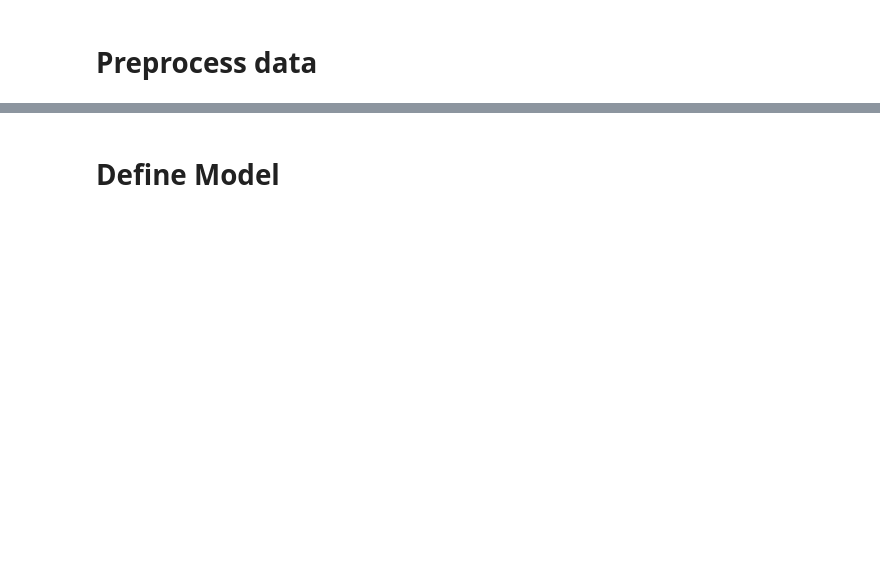
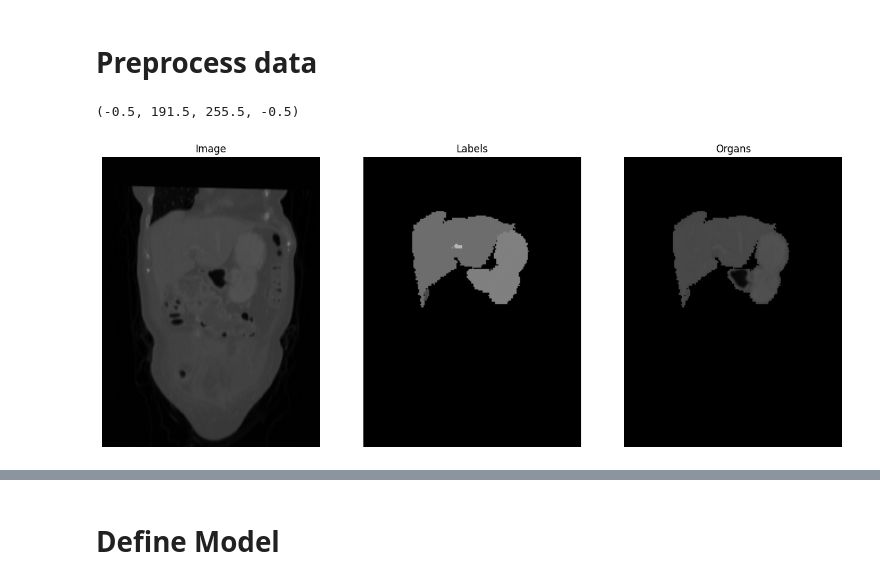
Before and after one commit to tdiepenb/MedicalImageRegistration, a Jupyter notebook: AbdomenCTCT/AbdomenCTCT_comparison.ipynb, the cells around one changed output, grey strips where cells are left out. Saved outputs shown, nothing was run; the diff lists cells and outputs as text; code cells hidden in the pictures; blank space fills up the shorter version.

```diff
--- a/AbdomenCTCT/AbdomenCTCT_comparison.ipynb
+++ b/AbdomenCTCT/AbdomenCTCT_comparison.ipynb
@@ -87,9 +112,9 @@ labels_rotated = np.array([np.rot90(image, k=1, axes=(0, 2)) for image in labels
 images = np.swapaxes(images_rotated, 1, 2)[:, ::-1, :, :]
 labels = np.swapaxes(labels_rotated, 1, 2)[:, ::-1, :, :]
 
-# prepare tensor just with one organ
-organ = np.zeros_like(images)
-organ[labels == organ_used] = images[labels == organ_used]
+# prepare tensor just with organs
+organs = np.zeros_like(images)
+organs[labels > 0] = images[labels > 0]
 # %%
 del images_raw
 del labels_raw
@@ -99,16 +124,19 @@ del labels_rotated
 # %%
 # preview data
 img = 0
 depth = 40
 
-fig, (ax0, ax1, ax2) = plt.subplots(ncols=3, figsize=(16,8))
-ax0.imshow(images[img,depth],cmap='gray')
+fig, (ax0, ax1, ax2) = plt.subplots(ncols=3, figsize=(16, 8))
+ax0.imshow(images[img, depth], cmap='gray', vmin=0, vmax=1)
 ax0.set_title("Image")
 ax0.axis("off")
-ax1.imshow(labels[img,depth], cmap='gray')
+ax1.imshow(labels[img, depth], cmap='gray', vmin=0, vmax=14)
 ax1.set_title("Labels")
 ax1.axis("off")
-ax2.imshow(organ[img,depth], cmap='gray')
-ax2.set_title(organs_map[organ_used])
+ax2.imshow(organs[img, depth], cmap='gray', vmin=0, vmax=1)
+ax2.set_title("Organs")
 ax2.axis("off")
+# %% [output]
+(-0.5, 191.5, 255.5, -0.5)
+[figure, added]
 # %%
```
Also changed, not shown: parts of 29 cells of this notebook.
